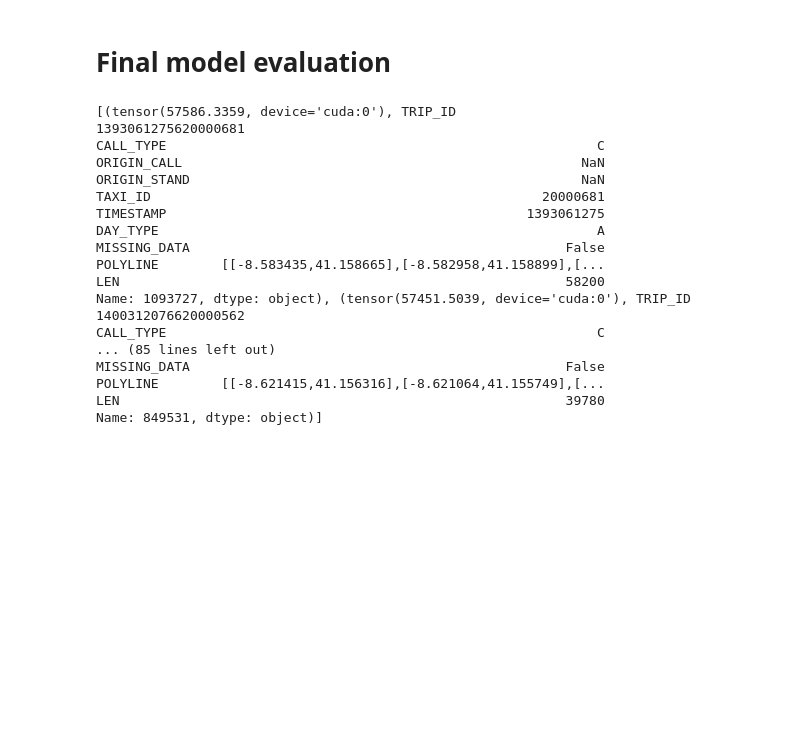
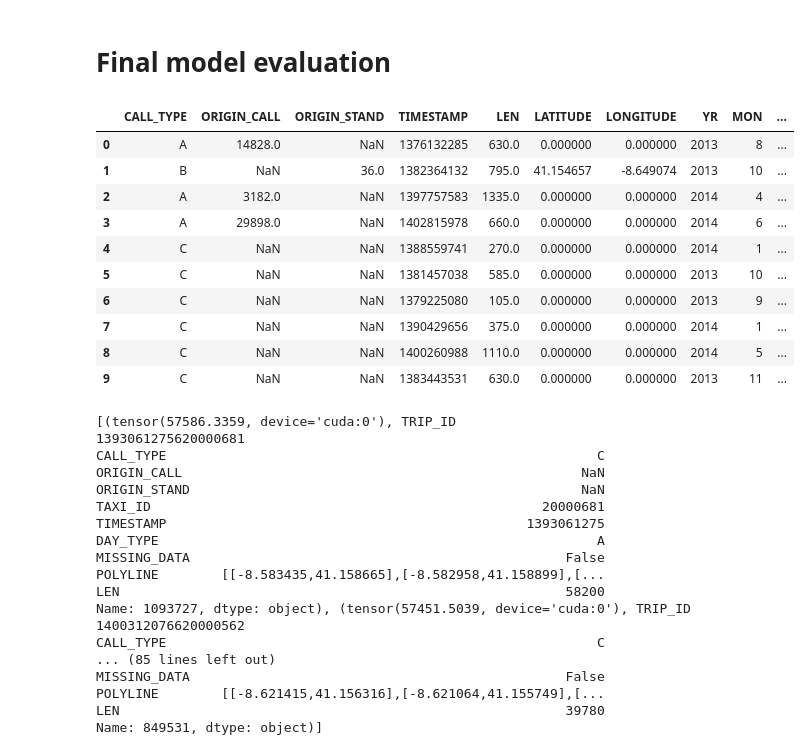
Before and after one commit to Stuart6557/CSE151B-SP23-Kaggle-Competition, a Jupyter notebook: XGBoost-Project.ipynb, the cells around one changed output. Drawn from its saved outputs; the diff is of its cells as text; code cells hidden in the pictures; blank space fills up the shorter version.

```diff
--- a/XGBoost-Project.ipynb
+++ b/XGBoost-Project.ipynb
@@ -122,0 +178,2 @@ df_tr.head(10)
+# %%
+callTypeModels = {"A": CallType(a_df_tr), "B": CallType(b_df_tr), "C": CallType(c_df_tr)}
@@ -386,0 +296,8 @@ df.to_csv("solution.csv", index=False)
+# %%
+# Experimenting with a different model for each call type
+for key, callType in callTypeModels.items():
+    callType.evals_result = {}
+    dtrain_reg = xgb.DMatrix(callType.X_train, callType.y_train, enable_categorical=True)
+    dtest_reg = xgb.DMatrix(callType.X_test, callType.y_test, enable_categorical=True)
+    callType.model = xgb.train(params, dtrain_reg, num_boost_round=n, evals=[(dtrain_reg, "train"), (dtest_reg, "eval")],
+                      early_stopping_rounds=50, verbose_eval=100, evals_result=callType.evals_result)
@@ -387,5 +495,30 @@ df.to_csv("solution.csv", index=False)
 # %% [markdown]
 # Final model evaluation
+# %%
+# Randomly sample a few training samples after the training has finished.
+sample = df_tr.sample(n=10, ignore_index=True)
+X_sample = sample.drop('LEN', axis=1)
+y_sample = sample['LEN']
+
+dsample = xgb.DMatrix(X_sample, enable_categorical=True)
+y_sample_pred = model.predict(dsample)
+
+
+y_sample = y_sample.rename("Actual")
+predicted = pd.DataFrame(y_sample_pred, columns=["Predicted"])
+pd.concat([sample, y_sample, predicted], axis=1)
+# %% [output]
+|  | CALL_TYPE | ORIGIN_CALL | ORIGIN_STAND | TIMESTAMP | LEN | LATITUDE | LONGITUDE | YR | MON | ... |
+| 0 | A | 14828.0 | NaN | 1376132285 | 630.0 | 0.000000 | 0.000000 | 2013 | 8 | ... |
+| 1 | B | NaN | 36.0 | 1382364132 | 795.0 | 41.154657 | -8.649074 | 2013 | 10 | ... |
+| 2 | A | 3182.0 | NaN | 1397757583 | 1335.0 | 0.000000 | 0.000000 | 2014 | 4 | ... |
+| 3 | A | 29898.0 | NaN | 1402815978 | 660.0 | 0.000000 | 0.000000 | 2014 | 6 | ... |
+| 4 | C | NaN | NaN | 1388559741 | 270.0 | 0.000000 | 0.000000 | 2014 | 1 | ... |
+| 5 | C | NaN | NaN | 1381457038 | 585.0 | 0.000000 | 0.000000 | 2013 | 10 | ... |
+| 6 | C | NaN | NaN | 1379225080 | 105.0 | 0.000000 | 0.000000 | 2013 | 9 | ... |
+| 7 | C | NaN | NaN | 1390429656 | 375.0 | 0.000000 | 0.000000 | 2014 | 1 | ... |
+| 8 | C | NaN | NaN | 1400260988 | 1110.0 | 0.000000 | 0.000000 | 2014 | 5 | ... |
+| 9 | C | NaN | NaN | 1383443531 | 630.0 | 0.000000 | 0.000000 | 2013 | 11 | ... |
 # %%
 # Final testing on all data
 batch_size = 128
```
Also changed, not shown: parts of 33 cells of this notebook.
